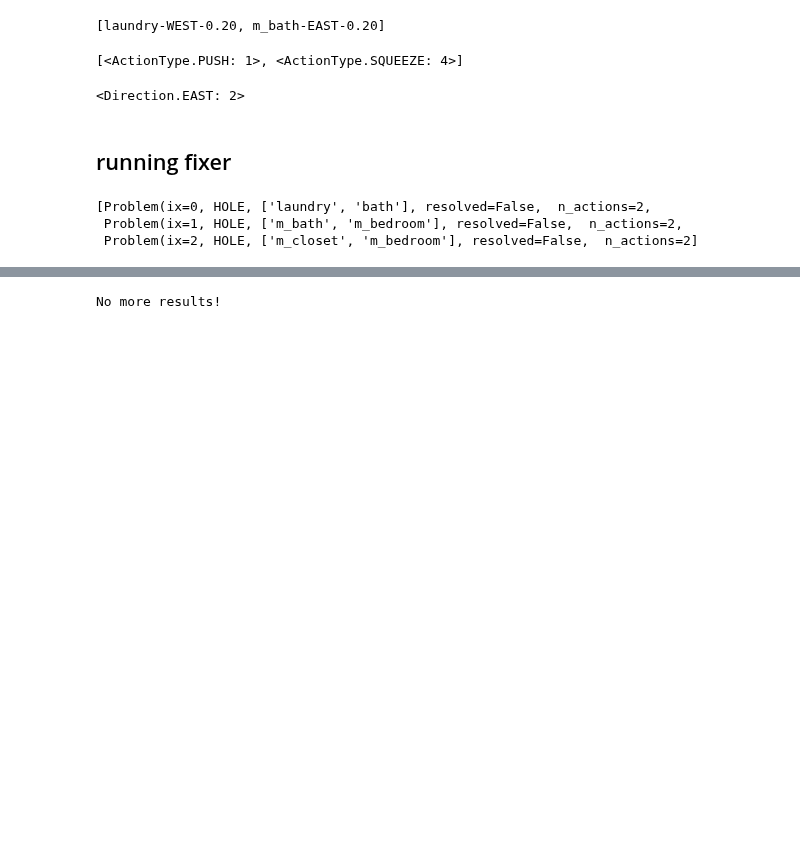
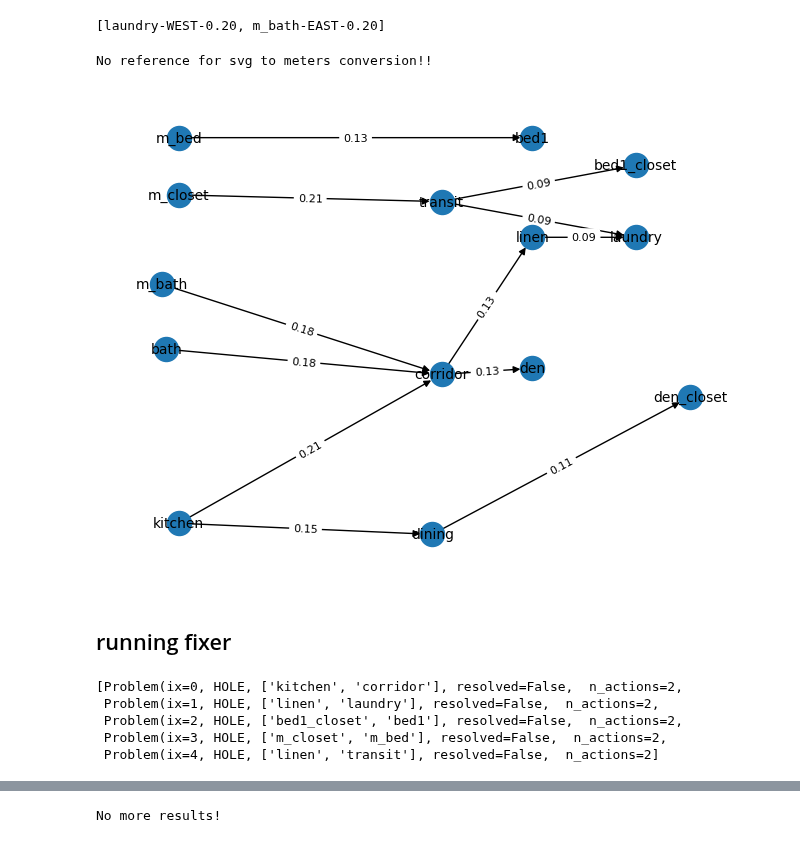
Before and after one commit to juliet29/svg2plan, a Jupyter notebook: _notebooks/stage_2_nbs/t2_scraps.ipynb, the cells around one changed output, grey strips where cells are left out. Cells and saved outputs as stored; diff of their text form; code cells hidden in the pictures; blank space fills up the shorter version.

```diff
--- a/_notebooks/stage_2_nbs/t2_scraps.ipynb
+++ b/_notebooks/stage_2_nbs/t2_scraps.ipynb
@@ -37,15 +37,7 @@ report_problems(layout)[0].action_details
 # %% [output]
 [laundry-WEST-0.20, m_bath-EAST-0.20]
-# %%
-report_problems(layout)[0].action_details[1].action_types
-# %% [output]
-[<ActionType.PUSH: 1>, <ActionType.SQUEEZE: 4>]
-# %%
-report_problems(layout)[0].action_details[1].direction
-# %% [output]
-<Direction.EAST: 2>
 # %%
-case  = "amber_a_f01.svg"
+case  = "amber_c_f01.svg"
 sv = SVGReader(case)
 sv.run()
 # ag = AdjacencyGenerator(sv.layout, buffer_size=0.17)
@@ -53,11 +45,17 @@ sv.run()
 # ag.draw_graph()
 domains = sv.layout.domains
 pos = create_pos(domains)
+# %% [output]
+No reference for svg to meters conversion!!
 # %%
 plot_general(sv.layout.domains)
 # %%
 ad, graphs = adjust_domains(domains)
 Gx, Gy = graphs
+# %%
+draw_digraph(Gx, domains=domains)
+# %% [output]
+[figure, added]
 # %% [markdown]
 ## running fixer
 # %%
@@ -65,9 +63,11 @@ plot_general(ad)
 # %%
 report_problems(Layout(ad, graphs))
 # %% [output]
-[Problem(ix=0, HOLE, ['laundry', 'bath'], resolved=False,  n_actions=2,
- Problem(ix=1, HOLE, ['m_bath', 'm_bedroom'], resolved=False,  n_actions=2,
- Problem(ix=2, HOLE, ['m_closet', 'm_bedroom'], resolved=False,  n_actions=2]
+[Problem(ix=0, HOLE, ['kitchen', 'corridor'], resolved=False,  n_actions=2,
+ Problem(ix=1, HOLE, ['linen', 'laundry'], resolved=False,  n_actions=2,
+ Problem(ix=2, HOLE, ['bed1_closet', 'bed1'], resolved=False,  n_actions=2,
+ Problem(ix=3, HOLE, ['m_closet', 'm_bed'], resolved=False,  n_actions=2,
+ Problem(ix=4, HOLE, ['linen', 'transit'], resolved=False,  n_actions=2]
 # %%
 playout = Layout(ad, graphs)
 # %%
```
Also changed, not shown: parts of 15 cells of this notebook, 2 other files.
